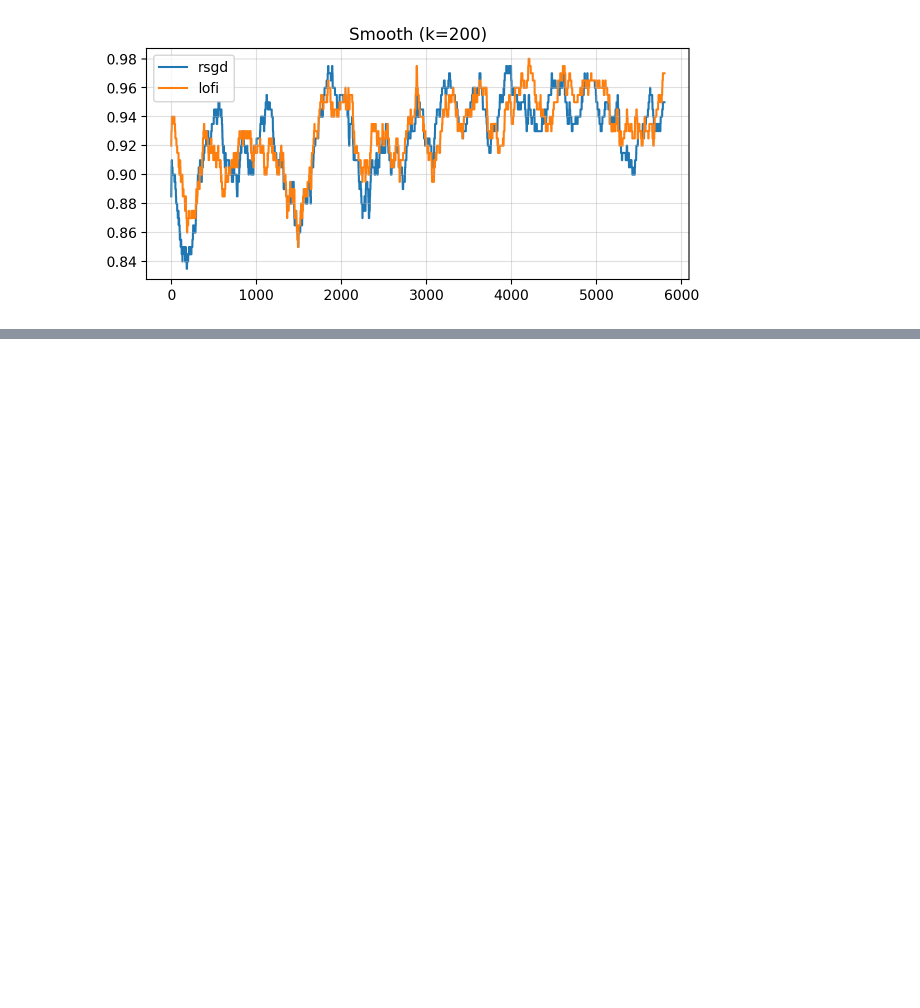
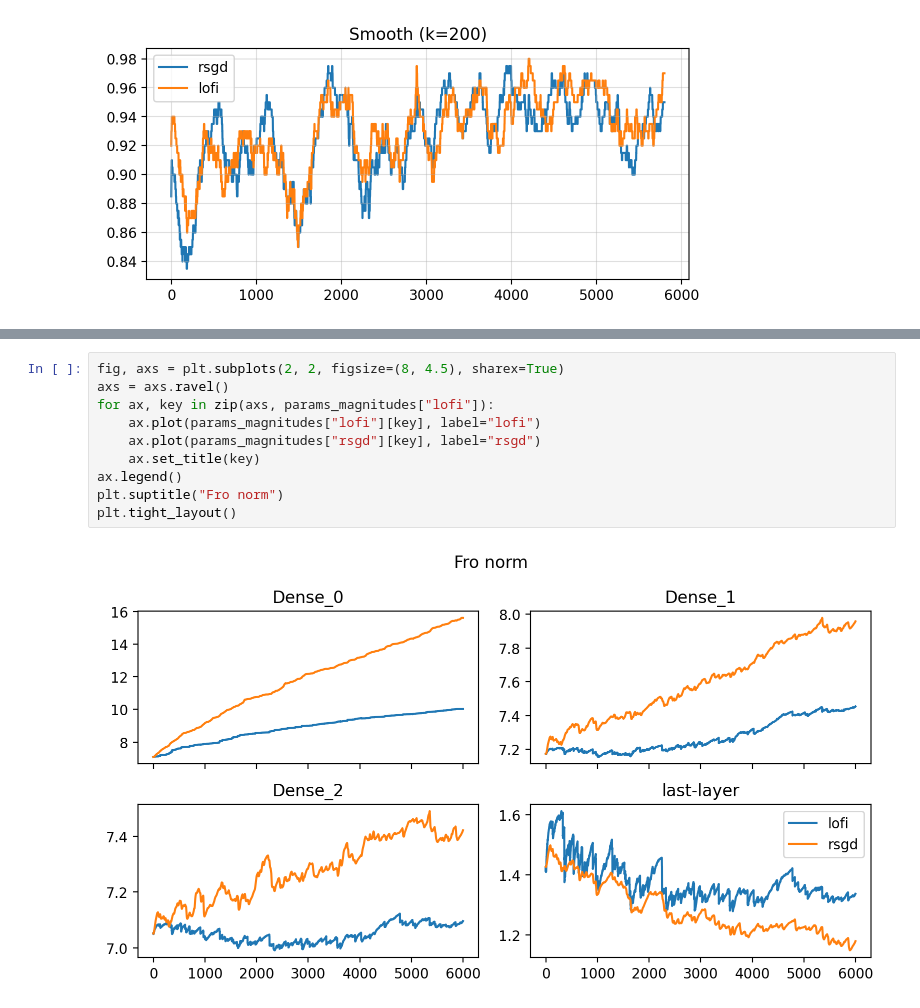
Before and after one commit to probml/rebayes, a Jupyter notebook: demos/gradually-rotating/eval-clf-lofi-rsgd.ipynb, the cells around one changed output, grey strips where cells are left out. Saved outputs shown, nothing was run; the diff lists cells and outputs as text; blank space fills up the shorter version.

```diff
--- a/demos/gradually-rotating/eval-clf-lofi-rsgd.ipynb
+++ b/demos/gradually-rotating/eval-clf-lofi-rsgd.ipynb
@@ -63,0 +70,12 @@ plt.tight_layout()
+# %%
+fig, axs = plt.subplots(2, 2, figsize=(8, 4.5), sharex=True)
+axs = axs.ravel()
+for ax, key in zip(axs, params_magnitudes["lofi"]):
+    ax.plot(params_magnitudes["lofi"][key], label="lofi")
+    ax.plot(params_magnitudes["rsgd"][key], label="rsgd")
+    ax.set_title(key)
+ax.legend()
+plt.suptitle("Fro norm")
+plt.tight_layout()
+# %% [output]
+[figure, added]
```
Also changed, not shown: parts of 2 cells of this notebook.
